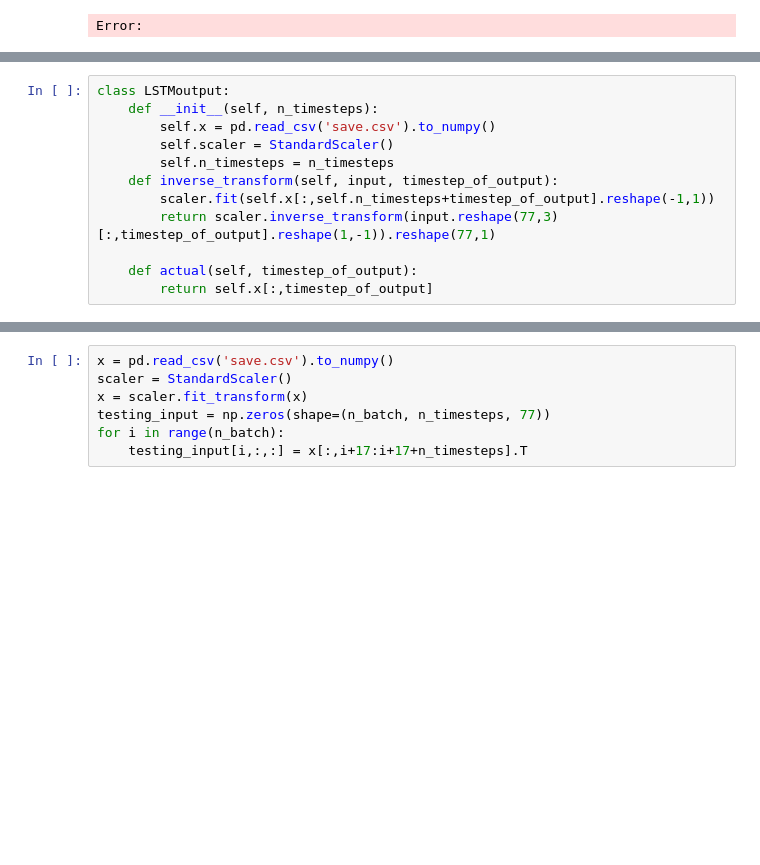
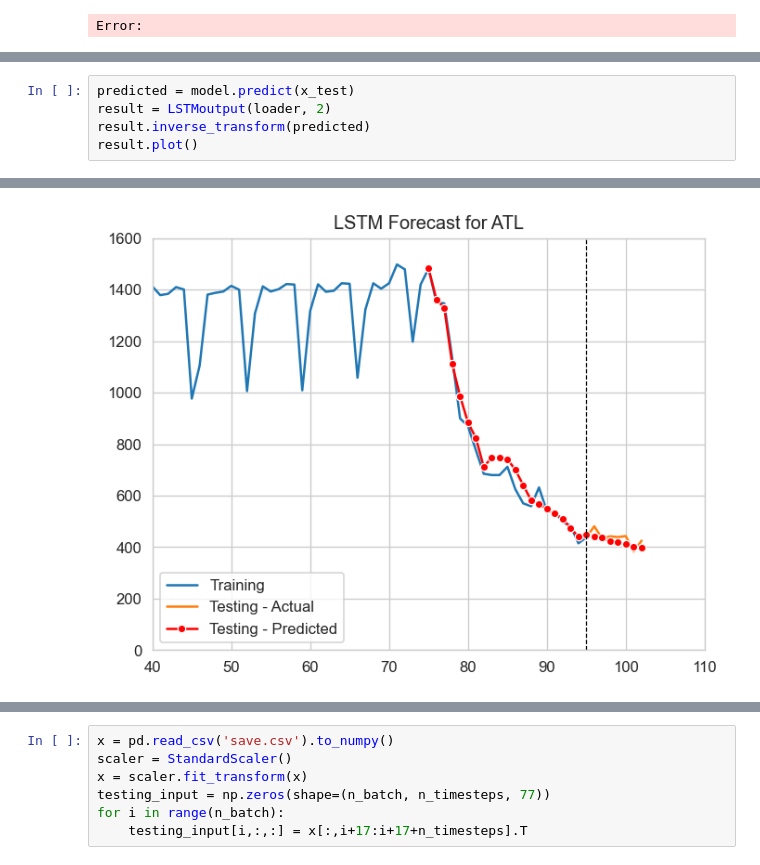
Before and after one commit to microsoft/StemGNN, a Jupyter notebook: new_model/m.ipynb, the cells around one changed output, grey strips where cells are left out. Saved outputs shown, nothing was run; the diff lists cells and outputs as text; blank space fills up the shorter version.

```diff
--- a/new_model/m.ipynb
+++ b/new_model/m.ipynb
@@ -101,12 +47,0 @@ out = model.predict(nn_input)
-# %%
-class LSTMoutput:
-    def __init__(self, n_timesteps):
-        self.x = pd.read_csv('save.csv').to_numpy()
-        self.scaler = StandardScaler()
-        self.n_timesteps = n_timesteps
-    def inverse_transform(self, input, timestep_of_output):
-        scaler.fit(self.x[:,self.n_timesteps+timestep_of_output].reshape(-1,1))
-        return scaler.inverse_transform(input.reshape(77,3)[:,timestep_of_output].reshape(1,-1)).reshape(77,1)
-
-    def actual(self, timestep_of_output):
-        return self.x[:,timestep_of_output]
@@ -118,0 +209,6 @@ for i in range(64):
+# %%
+predicted = model.predict(x_test)
+result = LSTMoutput(loader, 2)
+result.inverse_transform(predicted)
+result.plot()
+# %% [output]
@@ -118,0 +216 @@ for i in range(64):
+[figure, added]
```
Also changed, not shown: parts of 11 cells of this notebook, 2 other files.
